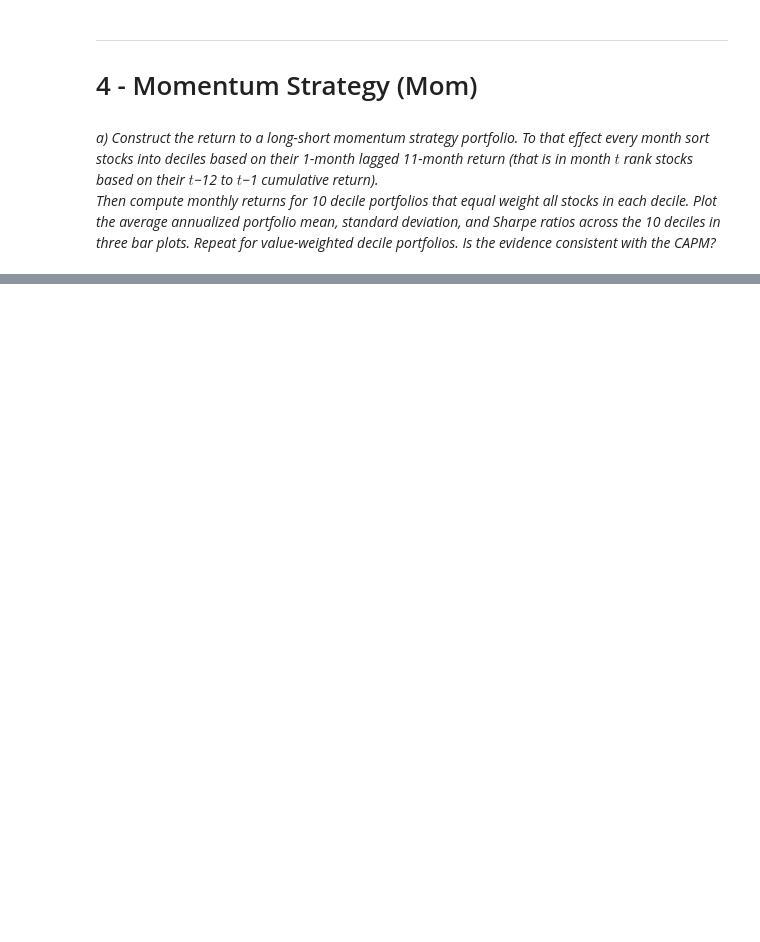
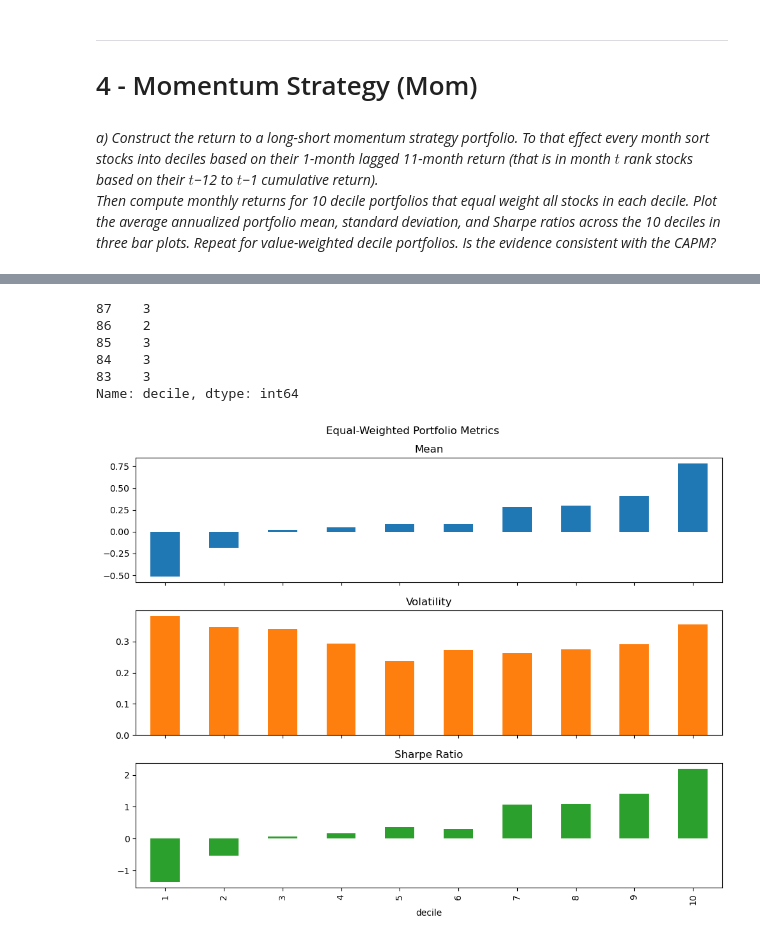
Before and after one commit to Marc-antoineallard74/Investments_project2024, a Jupyter notebook: source/section4.ipynb, the cells around one changed output, grey strips where cells are left out. Drawn from its saved outputs; the diff is of its cells as text; code cells hidden in the pictures; blank space fills up the shorter version.

```diff
--- a/source/section4.ipynb
+++ b/source/section4.ipynb
@@ -30,5 +34,8 @@ ImportError: cannot import name 'annualized_metrics' from 'utils' (/Users/paul/D
 # %%
 # Load the data
 data = pd.read_parquet('../data/stock_data.parquet')
-data.head()
+
+data = data[data.permno.isin(data.permno.unique()[:100])]
+
+data.shape
 # %% [output]
@@ -41 +43,39 @@ data.head()
+# %%
+# Ensure date is in datetime format
+data['date'] = pd.to_datetime(data['date'])
+
+# Calculate cumulative returns for each stock over the past 11 months
+data['cum_Rn'] = data.groupby('permno')['Rn'].rolling(11).apply(lambda x: np.prod(1 + x) - 1).reset_index(level=0, drop=True)
+
+# Remove rows with NaN cumulative returns
+data = data.dropna(subset=['cum_Rn'])
+
+# Sort stocks into deciles based on cumulative return
+data['decile'] = data.groupby('date')['cum_Rn'].transform(lambda x: pd.qcut(x, 10, labels=False) + 1)
+
+data['decile'].head()
+# %% [output]
+87    3
+86    2
+85    3
+84    3
+83    3
+Name: decile, dtype: int64
+# %%
+# Step 3: Compute equal-weighted and value-weighted returns for each decile
+ew_returns = data.groupby(['date', 'decile'])['Rn'].mean().unstack()
+
+# Calculate annualized mean, standard deviation, and Sharpe ratio
+ew_metrics = ew_returns.apply(annualized_metrics, axis=0)
+
+# Plotting the metrics
+def plot_metrics(metrics, title):
+    metrics_df = metrics.T.rename(columns={0: 'Mean', 1: 'Volatility', 2: 'Sharpe Ratio'})
+    metrics_df.plot(kind='bar', subplots=True, layout=(3, 1), figsize=(10, 8), title=title, legend=False)
+    plt.tight_layout()
+    plt.show()
+
+plot_metrics(ew_metrics, 'Equal-Weighted Portfolio Metrics')
+# %% [output]
+[figure, added]
 # %%
```
Also changed, not shown: parts of 6 cells of this notebook, 4 other files.
